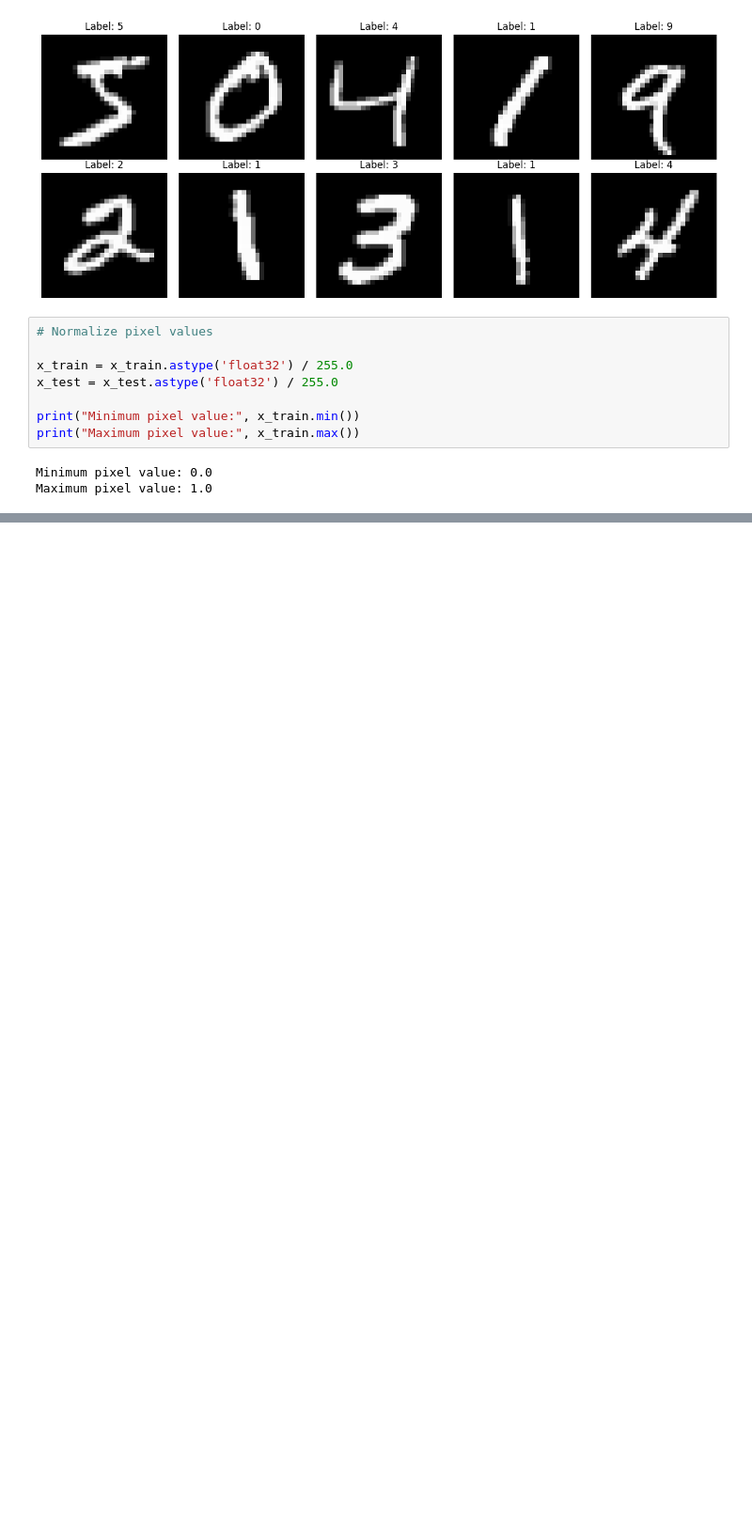
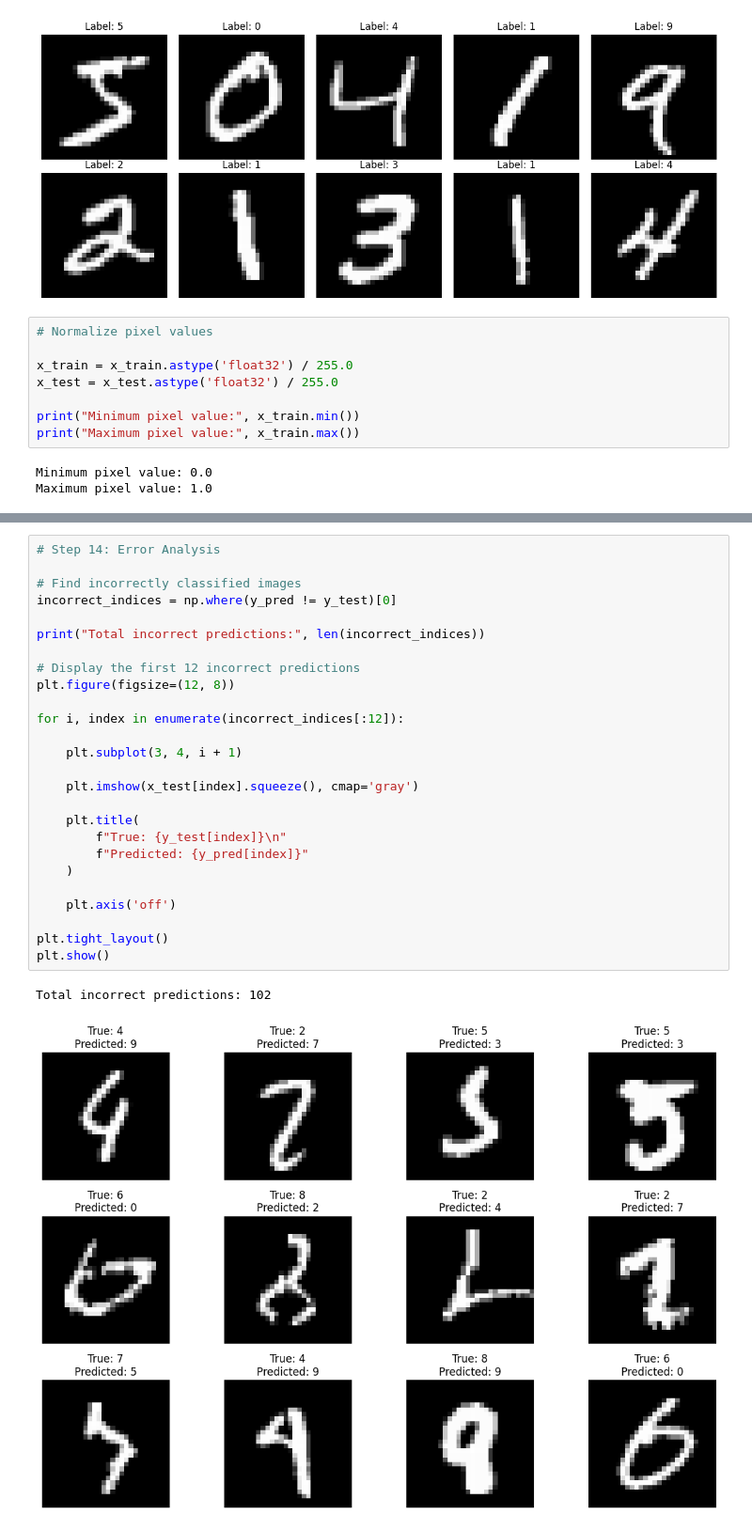
Before and after one commit to Dania-Yasir/CodeAlpha_Handwritten_Character_Recognition, a Jupyter notebook: notebooks/Handwritten_Recognition.ipynb, the cells around one changed output, grey strips where cells are left out. Shown at 94% size. Drawn from its saved outputs; the diff is of its cells as text; blank space fills up the shorter version.

```diff
--- a/notebooks/Handwritten_Recognition.ipynb
+++ b/notebooks/Handwritten_Recognition.ipynb
@@ -49,0 +215,29 @@ Maximum pixel value: 1.0
+# %%
+# Step 14: Error Analysis
+
+# Find incorrectly classified images
+incorrect_indices = np.where(y_pred != y_test)[0]
+
+print("Total incorrect predictions:", len(incorrect_indices))
+
+# Display the first 12 incorrect predictions
+plt.figure(figsize=(12, 8))
+
+for i, index in enumerate(incorrect_indices[:12]):
+
+    plt.subplot(3, 4, i + 1)
+
+    plt.imshow(x_test[index].squeeze(), cmap='gray')
+
+    plt.title(
+        f"True: {y_test[index]}\n"
+        f"Predicted: {y_pred[index]}"
+    )
+
+    plt.axis('off')
+
+plt.tight_layout()
+plt.show()
+# %% [output]
+Total incorrect predictions: 102
+[figure, added]
```
Also changed, not shown: parts of 9 cells of this notebook.
